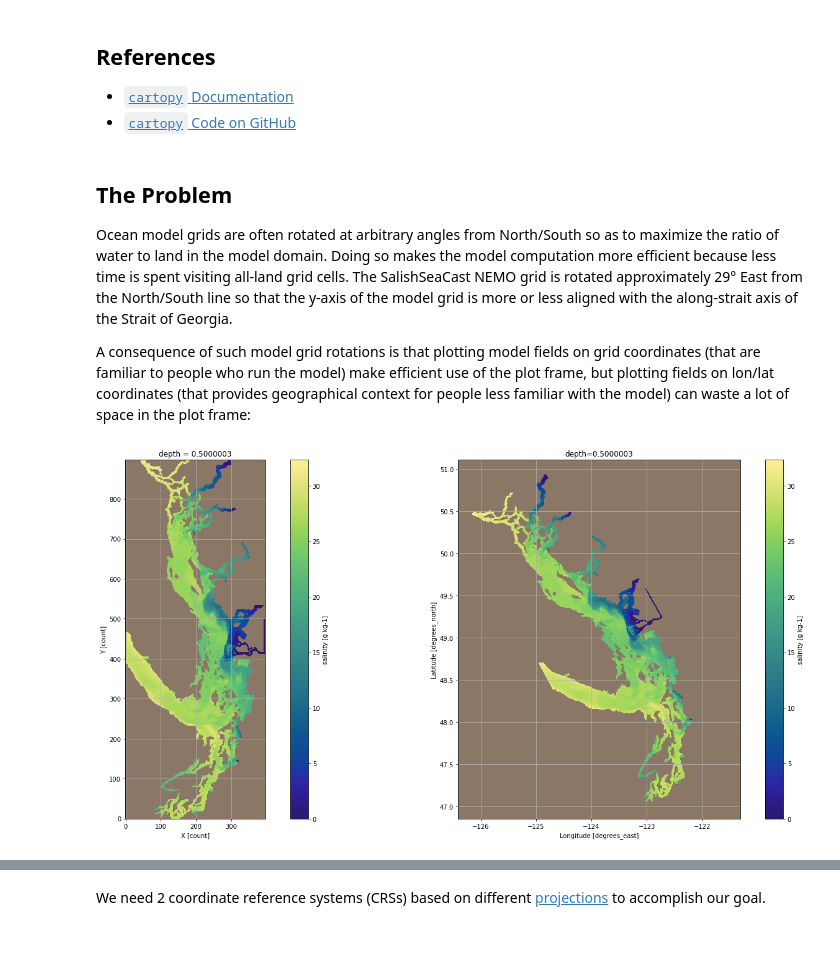
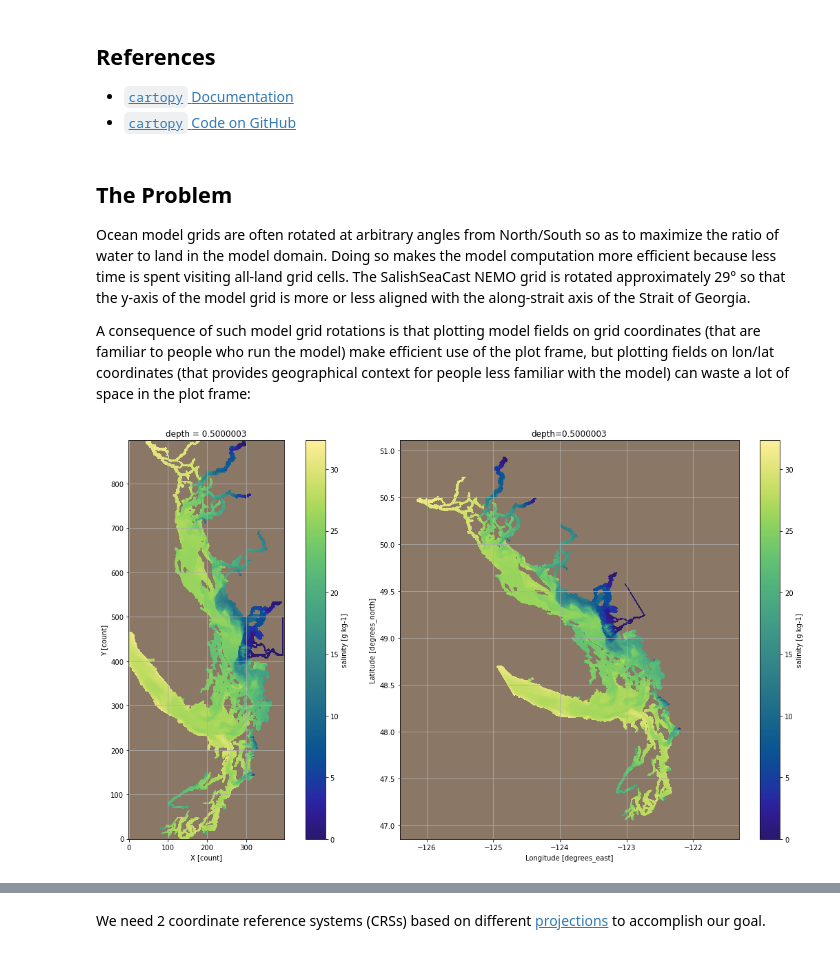
Before and after one commit to UBC-MOAD/PythonNotes, a Jupyter notebook: CartopyRotatedGrid.ipynb, the cells around one changed output, grey strips where cells are left out. Drawn from its saved outputs; the diff is of its cells as text; code cells hidden in the pictures.

```diff
--- a/CartopyRotatedGrid.ipynb
+++ b/CartopyRotatedGrid.ipynb
@@ -12,7 +12,7 @@ Ocean model grids are often rotated at arbitrary angles from North/South
 so as to maximize the ratio of water to land in the model domain.
 Doing so makes the model computation more efficient because less time is
 spent visiting all-land grid cells.
-The SalishSeaCast NEMO grid is rotated approximately 29° East from the North/South line
+The SalishSeaCast NEMO grid is rotated approximately 29°
 so that the y-axis of the model grid is more or less aligned with the along-strait axis
 of the Strait of Georgia.
 
@@ -34,44 +34,46 @@ import xarray
 mesh_mask = xarray.open_dataset("https://salishsea.eos.ubc.ca/erddap/griddap/ubcSSn2DMeshMaskV17-02")
 water_mask = mesh_mask.tmaskutil.isel(time=0)
 
 fields = xarray.open_dataset("https://salishsea.eos.ubc.ca/erddap/griddap/ubcSSg3DTracerFields1hV19-05")
 salinity = fields.salinity.sel(time="2020-08-14 14:30", depth=0, method="nearest").where(water_mask)
 
 georef = xarray.open_dataset("https://salishsea.eos.ubc.ca/erddap/griddap/ubcSSnBathymetryV17-02")
 
-fig, axs = plt.subplots(1, 2, figsize=(22, 9))
+# Use `subplot_kw` arg to pass a dict of kwargs containing the `facecolor` value
+# to the add_subplot() call(s) that subplots() will make.
+# That fills the axes with a land colour that the field will be plotted on top of.
+fig, axs = plt.subplots(1, 2, figsize=(18, 9), subplot_kw={"facecolor": "#8b7765"})
 
 # grid coordinates plot
 salinity.plot(ax=axs[0], cmap=cmocean.cm.haline)
 # Set the plot aspect ratio to match the nominal 500m/440m y/x grid cell size
 axs[0].set_aspect(5/4.4, adjustable="box")
-# Fill the axes with a land colour that the field will be plotted on top of
-axs[0].set_facecolor("#8b7765")
 # Show grid lines
 axs[0].grid()
 
 # lon/lat coordinates plot
-# We have to go deeper into matplotlib because the lon/lat coordinates are
-# in a different dataset to the salinity
+# We have to go deeper into matplotlib because the lon/lat coordinates are 2D arrays
+# and they can't be made into coordinates of the salinity DataArray
 quad_mesh = axs[1].pcolormesh(georef.longitude, georef.latitude, salinity, cmap=cmocean.cm.haline, shading="auto")
+
 # Colour bar
 cbar = plt.colorbar(quad_mesh, ax=axs[1])
 cbar.set_label(f"{salinity.attrs['long_name']} [{salinity.attrs['units']}]")
+
 # Axes labels and title
 axs[1].set_xlabel(f"{georef.longitude.attrs['long_name']} [{georef.longitude.attrs['units']}]")
 axs[1].set_ylabel(f"{georef.latitude.attrs['long_name']} [{georef.latitude.attrs['units']}]")
 axs[1].set_title(f"depth={salinity.depth.item():0.7f}")
-# Set the plot aspect ratio from the median latitude of the model domain
-axs[1].set_aspect(1 / numpy.cos(numpy.median(georef.latitude) * numpy.pi / 180), adjustable="box")
-# Fill the axes with a land colour that the field will be plotted on top of
-axs[1].set_facecolor("#8b7765")
+
+# Don't call set_aspect() because plotting on lon/lat grid implicitly makes the aspect ratio correct
+
 # Show grid lines
 axs[1].grid()
 
 # Make the spacing of the sub-plots look nice
-plt.tight_layout()
+fig.tight_layout()
 # %% [output]
-[figure, old version]
+[figure, new version]
 # %% [markdown]
 ## The Solution
 
```
Also changed, not shown: parts of 1 cell of this notebook.
